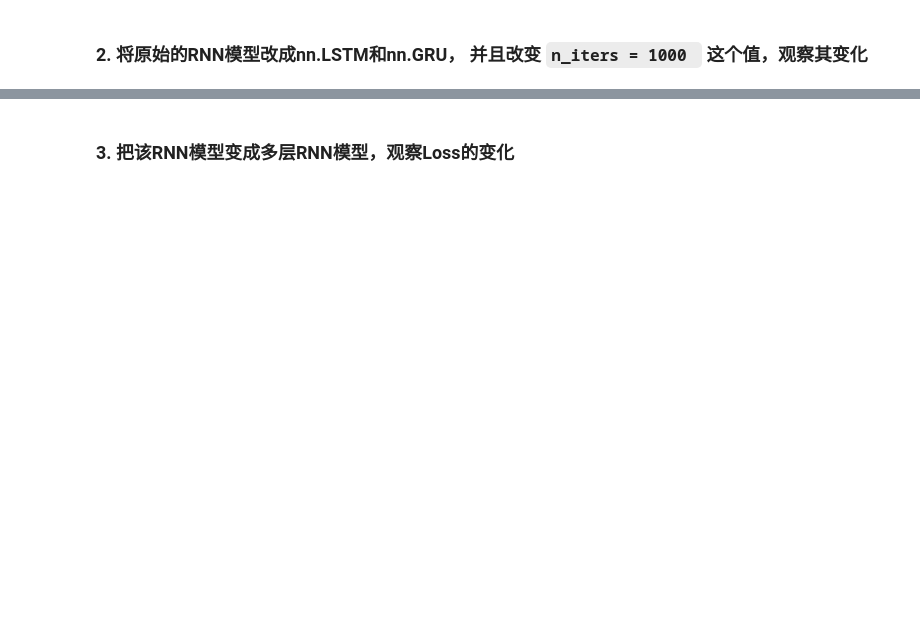
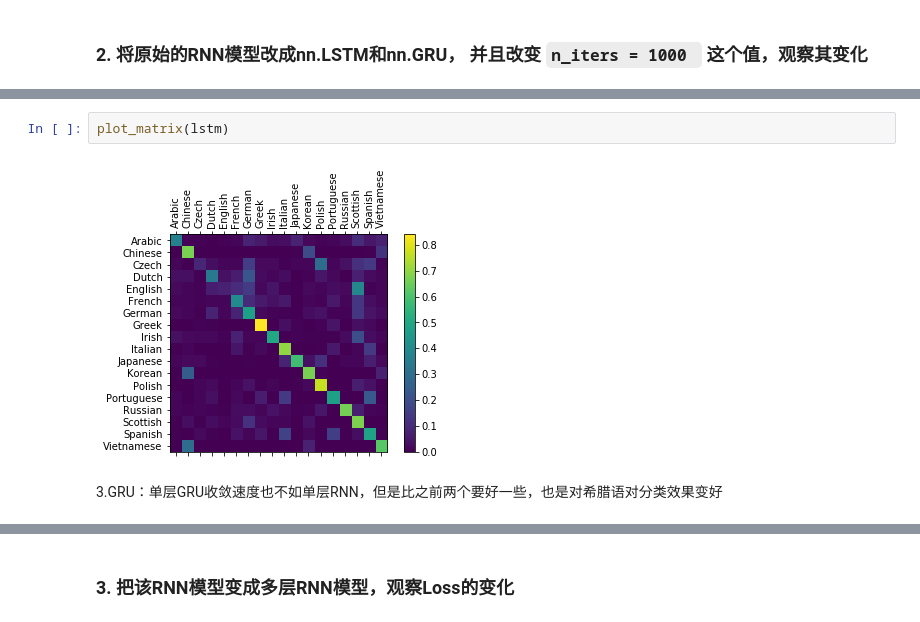
Before and after one commit to E-ZQ/kaikeba, a Jupyter notebook: assignment-07-rnn.ipynb, the cells around one changed output, grey strips where cells are left out. Drawn from its saved outputs; the diff is of its cells as text; blank space fills up the shorter version.

```diff
--- a/assignment-07-rnn.ipynb
+++ b/assignment-07-rnn.ipynb
@@ -619,3 +665,9 @@ TypeError: 'tuple' object is not callable
+# %%
+plot_matrix(lstm)
+# %% [output]
+[figure, added]
+# %% [markdown]
+3.GRU：单层GRU收敛速度也不如单层RNN，但是比之前两个要好一些，也是对希腊语对分类效果变好
 # %%
 class GRU(nn.Module):
     def __init__(self, input_size, hidden_size, output_size):
```
Also changed, not shown: parts of 51 cells of this notebook.
